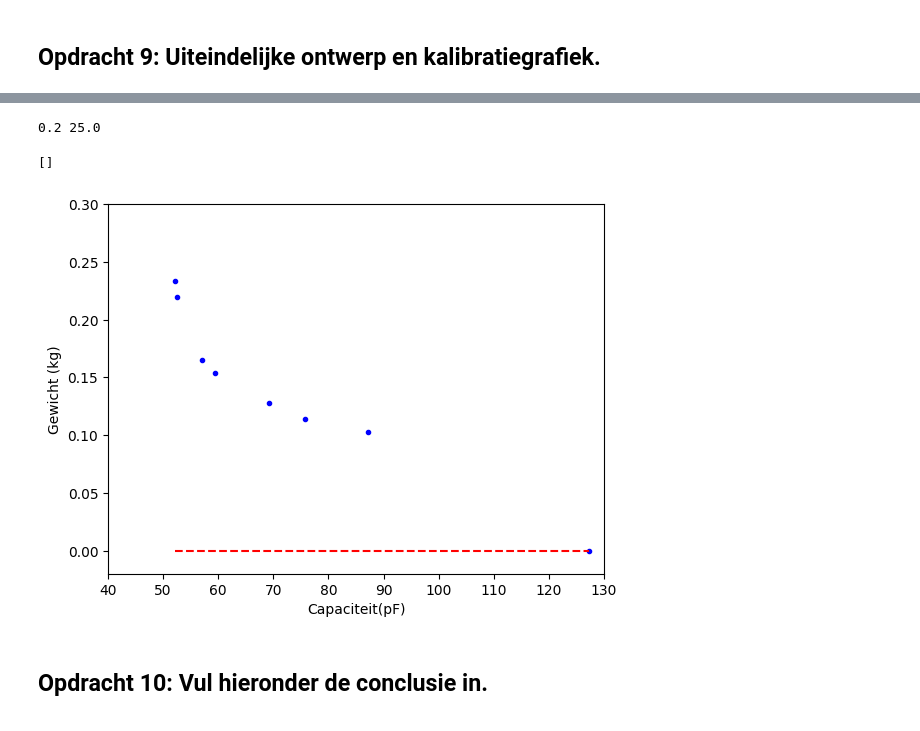
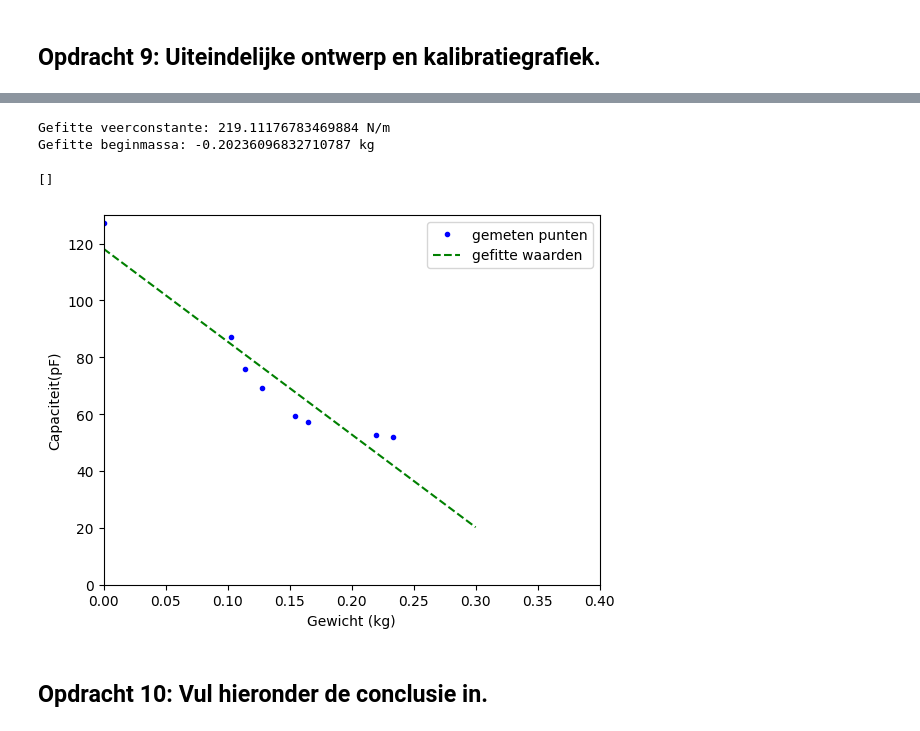
Before and after one commit to Rune-TuDelft/opdrachten-DEF-D, a Jupyter notebook: FysiekeOntwerpopdrachten/2OntwerpEenSensorCondensator/DEFOntwerpopdracht2OntwerpEenSensorInvulTemplate.ipynb, the cells around one changed output, grey strips where cells are left out. Drawn from its saved outputs; the diff is of its cells as text; code cells hidden in the pictures.

```diff
--- a/FysiekeOntwerpopdrachten/2OntwerpEenSensorCondensator/DEFOntwerpopdracht2OntwerpEenSensorInvulTemplate.ipynb
+++ b/FysiekeOntwerpopdrachten/2OntwerpEenSensorCondensator/DEFOntwerpopdracht2OntwerpEenSensorInvulTemplate.ipynb
@@ -249,7 +249,7 @@ Onze sensor kan nog verbetered worden door de volgende verbeteringen (minimaal 2
 
 
 m_array = np.array([0,103,113.6,128.1,154,165,219.7,233.3])*1e-3
-f_array = np.array([127.2,87.1,75.8,69.2,59.5,57.1,52.6,52.1])
+f_array = np.array([127.2,87.1,75.8,69.2,59.5,57.1,52.6,52.1])*1e-12
 
 def fit_func(u,c_veer, b):
     m = (-c_veer * u)/(g) + b
@@ -257,54 +257,61 @@ def fit_func(u,c_veer, b):
 
 A = 1e-2
 d = 1.7e-3
 epsilon_0 = 8.854*1e-12
 epsilon_r_lucht = 1
-epsilon_r_plaat = 5 #bepaald door plaat tussen de condensator platen te drukken en te vergelijken met lucht op dezelfde afstand
+epsilon_r_plaat = 15 #bepaald door plaat tussen de condensator platen te drukken en te vergelijken met lucht op dezelfde afstand
 veerc = Cv
 
+#----------------------------------------------------
 #b = b #komt als overblijfsel bij veerconstante
 def fit(m,d):
     C = epsilon_0*((epsilon_r_lucht*(((m-b)*g)/(veerc))*0.1)+(epsilon_r_plaat*(((m-b)*g)/(veerc))*0.1))/d
     return C
 
-
+#----------------------------------------------------
 def fitoskar(m, m0, veerconstante):
-    u = (m+m0) * g/(-veerconstante)
-    C = epsilon_0 * (10 * u * epsilon_r_lucht + (1-10 * u * epsilon_r_plaat)) * A / d
+    u = ((m+m0) * g)/(-veerconstante)
+    C = epsilon_0 * (10 * u * epsilon_r_lucht + (1-10 * u * epsilon_r_plaat)) * (A / d)
     return C
 
-var, cov = curve_fit(fitoskar, m_array, f_array, p0=[200*1e-3, 25])
-cap_waardes = np.linspace(np.min(f_array), np.max(f_array), 200)
+var, cov = curve_fit(fitoskar, m_array, f_array, p0=[200*1e-3, 5])
+massa_waardes = np.linspace(0, 300*1e-3, 200)
 m0 = var[0]
 veerconstante = var[1]
-fitresultaat = fitoskar(cap_waardes, m0, veerconstante)
+fitresultaat = fitoskar(massa_waardes, m0, veerconstante)
+print(f"Gefitte veerconstante: {veerconstante} N/m")
+print(f"Gefitte beginmassa: {m0} kg")
 
-print(m0, veerconstante)
-
-
-popt1, pcov1 = curve_fit(fit,m_array,f_array)
-
+#--------------------------------------------------------
+#popt1, pcov1 = curve_fit(fit,m_array,f_array)
+#--------------------------------------------------------
 
 # plt.plot(epsilon_r_lucht*(((x_waardes-b)*g)*0.1),x_waardes)
 # plt.show()
 # plt.plot((epsilon_r_plaat*(((x_waardes-b)*g)/(-veerc))*0.1),x_waardes)
 # plt.show()
+#--------------------------------------------------------
 
+plt.figure()
+plt.plot(m_array, f_array*1e12,'b.', label = 'gemeten punten')
+plt.plot(massa_waardes, fitresultaat*1e12, 'g--', label = 'gefitte waarden')
 
-plt.figure
-plt.plot(f_array, m_array,'b.', label = 'gemeten punten')
-plt.plot(cap_waardes, fitresultaat, 'r--', label = 'fit oskar')
+#---------------------------------------------------------
 # plt.plot(fit(x_waardes,popt1[0]),x_waardes)
 #Er is een poging gedaan, maar we zijn niet goed genoeg uit gekomen om iets goed te laten zien.
-plt.xlabel('Capaciteit(pF)')
-plt.ylim(-0.02,0.3)
-plt.xlim(40,130)
-plt.ylabel('Gewicht (kg)')
+#---------------------------------------------------------
+
+plt.xlabel('Gewicht (kg)')
+plt.ylabel('Capaciteit(pF)')
+plt.ylim(0,130)
+plt.xlim(0,0.4)
+plt.legend()
 plt.plot()
 # %% [output]
-0.2 25.0
+Gefitte veerconstante: 219.11176783469884 N/m
+Gefitte beginmassa: -0.20236096832710787 kg
 []
-[figure, old version]
+[figure, new version]
 # %% [markdown]
 ## Opdracht 10: Vul hieronder de conclusie in.
 # %% [markdown]
```
